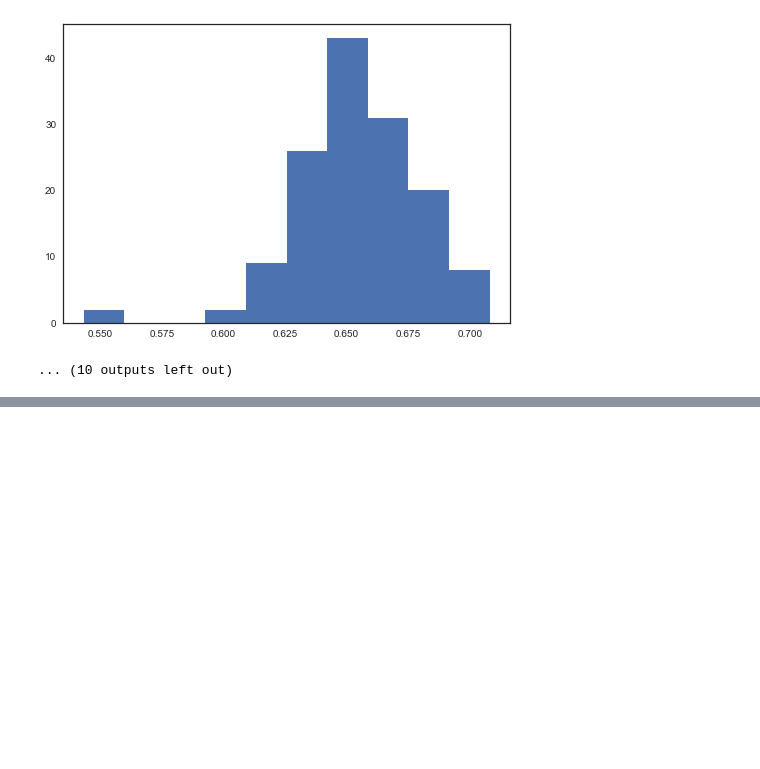
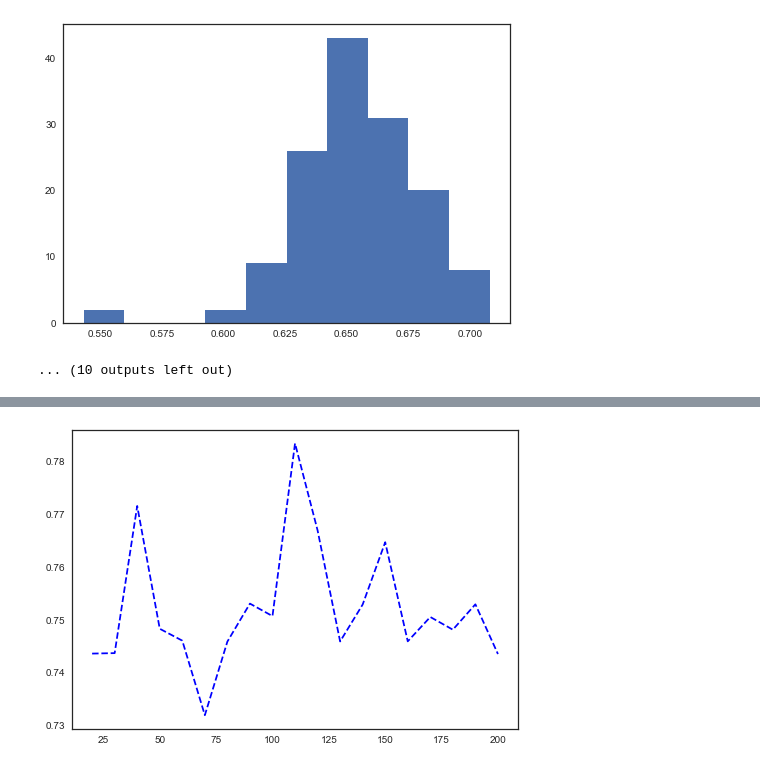
Before and after one commit to zyfzjsc988/DataMining, a Jupyter notebook: Qi_Fay_Joy/preprocess.ipynb, the cells around one changed output, grey strips where cells are left out. Saved outputs shown, nothing was run; the diff lists cells and outputs as text; code cells hidden in the pictures; blank space fills up the shorter version.

Commit message:
random forest

```diff
--- a/Qi_Fay_Joy/preprocess.ipynb
+++ b/Qi_Fay_Joy/preprocess.ipynb
@@ -152,0 +152,31 @@ logistic(df,4)
+# %%
+from sklearn.ensemble import RandomForestClassifier
+
+def RandomFC(df,c,estimators):
+    X=df.iloc[:,1:-2]
+    X1=X.values
+    y=df.iloc[:,-1]
+    y1=y.values
+    kf=KFold(c,shuffle=True)
+    accurate=[]
+    for train_index, test_index in kf.split(X1):
+        X_train,X_test=X1[train_index],X1[test_index]
+        y_train,y_test=y1[train_index],y1[test_index]
+        RFC=RandomForestClassifier(n_estimators=estimators,oob_score=True)
+        RFC.fit(X_train,y_train)
+        acc=RFC.score(X_test,y_test)
+        accurate.append(acc)
+    mean_acc=np.mean(accurate)
+    return(mean_acc)
+# %%
+df=training_set
+acc_RFC=[]
+rang=range(20,201,10)
+for i in rang:
+    acc_rfc=RandomFC(df,4,i)
+    acc_RFC.append(acc_rfc)
+plt.plot(rang,acc_RFC,"b--")
+plt.show()
+#std?
+# %% [output]
+[figure, added]
```
Also changed, not shown: parts of 2 cells of this notebook.
